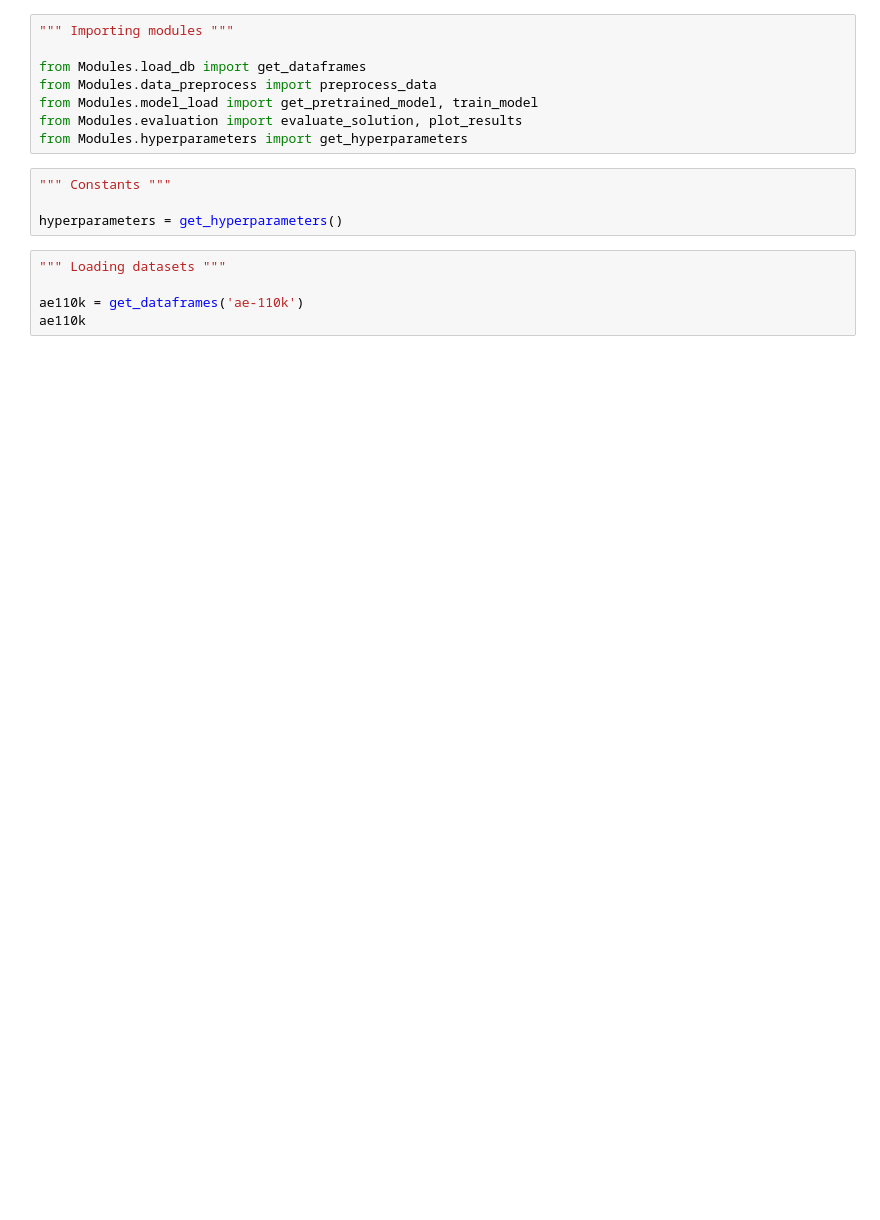
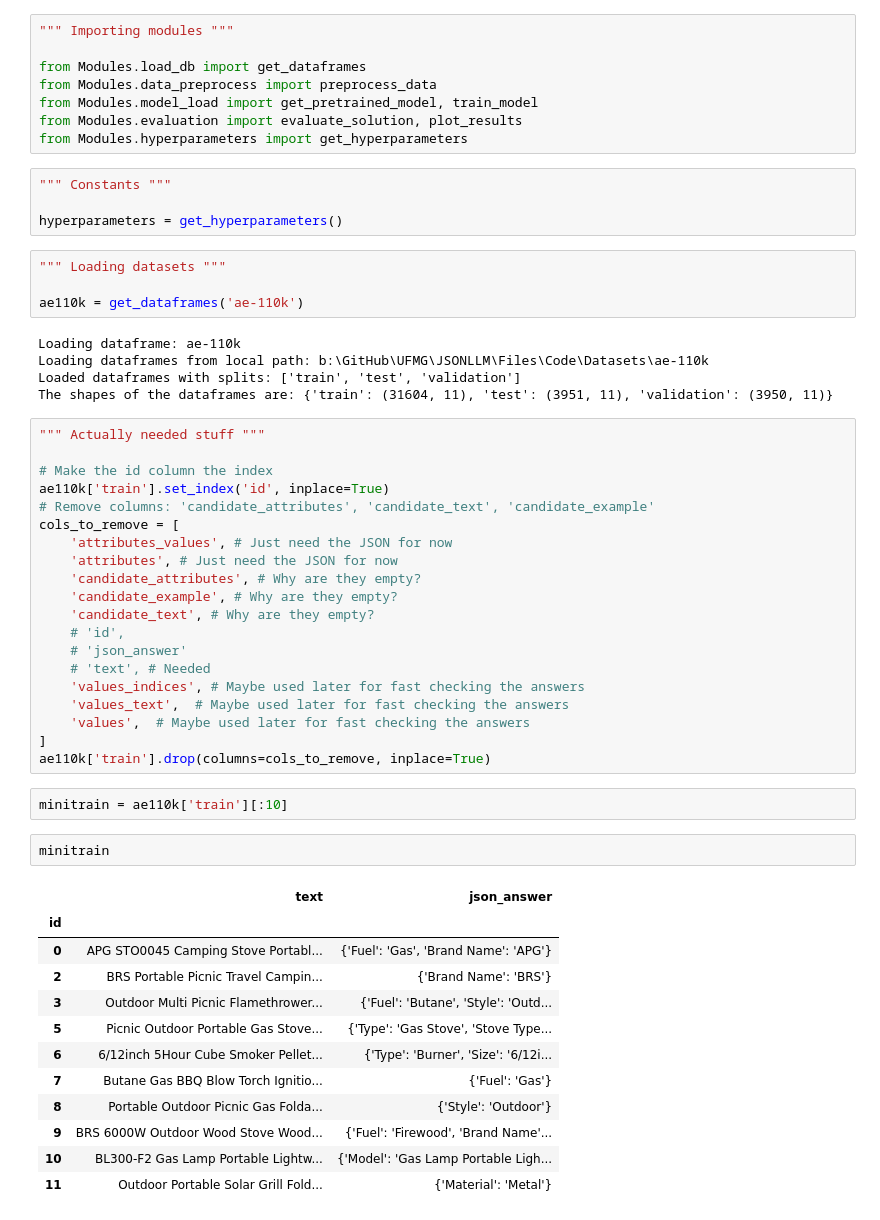
Before and after one commit to jvfd3/JSONLLM, a Jupyter notebook: Files/Code/pipeline.ipynb, the cells around one changed output. Cells and saved outputs as stored; diff of their text form; blank space fills up the shorter version.

```diff
--- a/Files/Code/pipeline.ipynb
+++ b/Files/Code/pipeline.ipynb
@@ -27,4 +29,45 @@ hyperparameters = get_hyperparameters()
 """ Loading datasets """
 
 ae110k = get_dataframes('ae-110k')
-ae110k
+# %% [output]
+Loading dataframe: ae-110k
+Loading dataframes from local path: b:\GitHub\UFMG\JSONLLM\Files\Code\Datasets\ae-110k
+Loaded dataframes with splits: ['train', 'test', 'validation']
+The shapes of the dataframes are: {'train': (31604, 11), 'test': (3951, 11), 'validation': (3950, 11)}
+# %%
+""" Actually needed stuff """
+
+# Make the id column the index
+ae110k['train'].set_index('id', inplace=True)
+# Remove columns: 'candidate_attributes', 'candidate_text', 'candidate_example'
+cols_to_remove = [
+    'attributes_values', # Just need the JSON for now
+    'attributes', # Just need the JSON for now
+    'candidate_attributes', # Why are they empty?
+    'candidate_example', # Why are they empty?
+    'candidate_text', # Why are they empty?
+    # 'id',
+    # 'json_answer'
+    # 'text', # Needed
+    'values_indices', # Maybe used later for fast checking the answers
+    'values_text',  # Maybe used later for fast checking the answers
+    'values',  # Maybe used later for fast checking the answers
+]
+ae110k['train'].drop(columns=cols_to_remove, inplace=True)
+# %%
+minitrain = ae110k['train'][:10]
+# %%
+minitrain
+# %% [output]
+|  | text | json_answer |
+| id |  |  |
+| 0 | APG STO0045 Camping Stove Portabl... | {'Fuel': 'Gas', 'Brand Name': 'APG'} |
+| 2 | BRS Portable Picnic Travel Campin... | {'Brand Name': 'BRS'} |
+| 3 | Outdoor Multi Picnic Flamethrower... | {'Fuel': 'Butane', 'Style': 'Outd... |
+| 5 | Picnic Outdoor Portable Gas Stove... | {'Type': 'Gas Stove', 'Stove Type... |
+| 6 | 6/12inch 5Hour Cube Smoker Pellet... | {'Type': 'Burner', 'Size': '6/12i... |
+| 7 | Butane Gas BBQ Blow Torch Ignitio... | {'Fuel': 'Gas'} |
+| 8 | Portable Outdoor Picnic Gas Folda... | {'Style': 'Outdoor'} |
+| 9 | BRS 6000W Outdoor Wood Stove Wood... | {'Fuel': 'Firewood', 'Brand Name'... |
+| 10 | BL300-F2 Gas Lamp Portable Lightw... | {'Model': 'Gas Lamp Portable Ligh... |
+| 11 | Outdoor Portable Solar Grill Fold... | {'Material': 'Metal'} |
```
Also changed, not shown: parts of 8 cells of this notebook, 5 other files.
